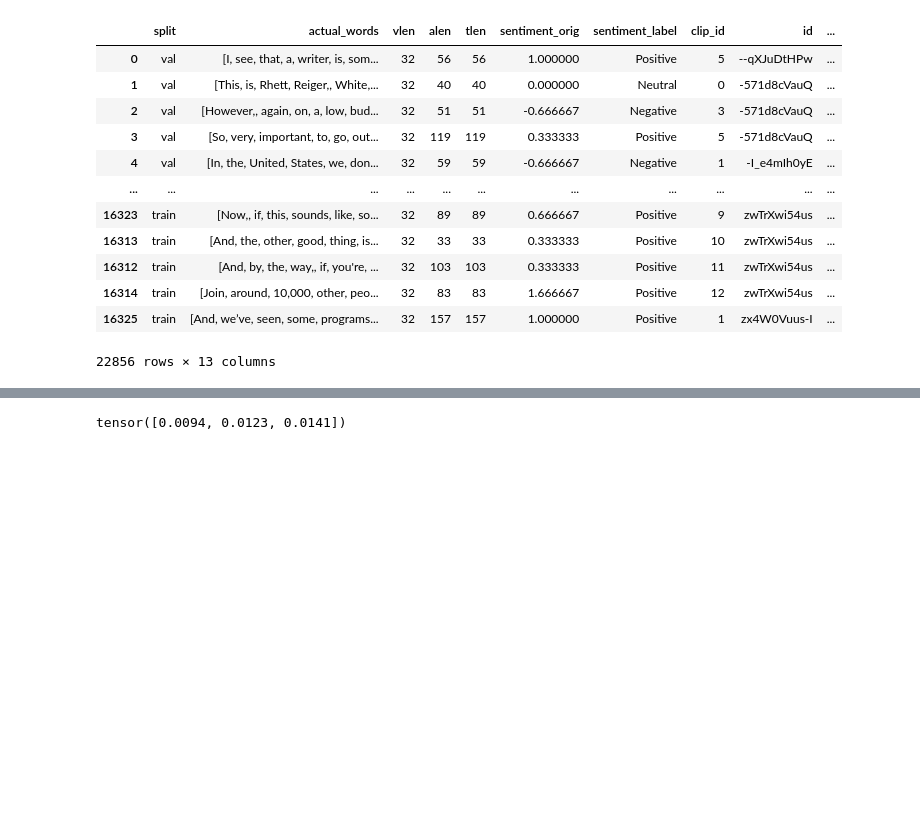
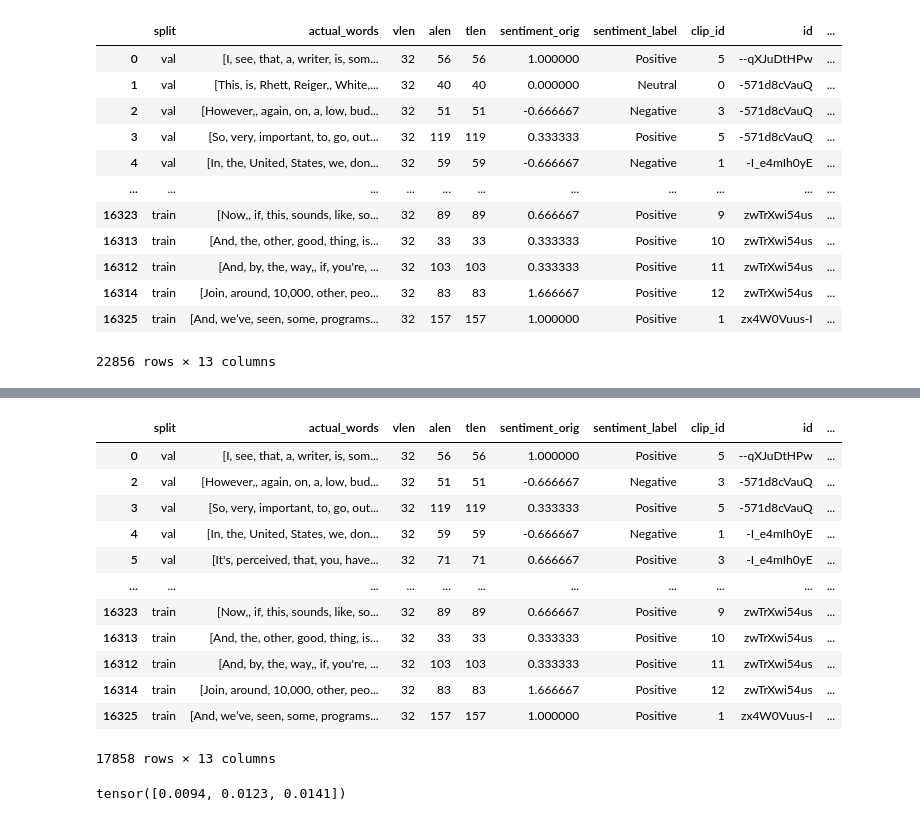
Before and after one commit to P-Sood/Triple-Modality, a Jupyter notebook: check_mosei.ipynb, the cells around one changed output, grey strips where cells are left out. Drawn from its saved outputs; the diff is of its cells as text; code cells hidden in the pictures; blank space fills up the shorter version.

```diff
--- a/check_mosei.ipynb
+++ b/check_mosei.ipynb
@@ -141,3 +141,9 @@ df
 | 16314 | train | [Join, around, 10,000, other, peo... | 32 | 83 | 83 | 1.666667 | Positive | 12 | zwTrXwi54us | ... |
 | 16325 | train | [And, we’ve, seen, some, programs... | 32 | 157 | 157 | 1.000000 | Positive | 1 | zx4W0Vuus-I | ... |
 22856 rows × 13 columns
+# %%
+dc = {
+    'Positive': 1, 'Negative': 0, 'Neutral': 2
+}
+df['sentiment'] = df['sentiment_label'].apply(lambda x: dc[x])
+df
@@ -144,3 +164,19 @@ df
+# %%
+df[df["sentiment_label"] != "Neutral"]
+# %% [output]
+|  | split | actual_words | vlen | alen | tlen | sentiment_orig | sentiment_label | clip_id | id | ... |
+| 0 | val | [I, see, that, a, writer, is, som... | 32 | 56 | 56 | 1.000000 | Positive | 5 | --qXJuDtHPw | ... |
+| 2 | val | [However,, again, on, a, low, bud... | 32 | 51 | 51 | -0.666667 | Negative | 3 | -571d8cVauQ | ... |
+| 3 | val | [So, very, important, to, go, out... | 32 | 119 | 119 | 0.333333 | Positive | 5 | -571d8cVauQ | ... |
+| 4 | val | [In, the, United, States, we, don... | 32 | 59 | 59 | -0.666667 | Negative | 1 | -I_e4mIh0yE | ... |
+| 5 | val | [It's, perceived, that, you, have... | 32 | 71 | 71 | 0.666667 | Positive | 3 | -I_e4mIh0yE | ... |
+| ... | ... | ... | ... | ... | ... | ... | ... | ... | ... | ... |
+| 16323 | train | [Now,, if, this, sounds, like, so... | 32 | 89 | 89 | 0.666667 | Positive | 9 | zwTrXwi54us | ... |
+| 16313 | train | [And, the, other, good, thing, is... | 32 | 33 | 33 | 0.333333 | Positive | 10 | zwTrXwi54us | ... |
+| 16312 | train | [And, by, the, way,, if, you're, ... | 32 | 103 | 103 | 0.333333 | Positive | 11 | zwTrXwi54us | ... |
+| 16314 | train | [Join, around, 10,000, other, peo... | 32 | 83 | 83 | 1.666667 | Positive | 12 | zwTrXwi54us | ... |
+| 16325 | train | [And, we’ve, seen, some, programs... | 32 | 157 | 157 | 1.000000 | Positive | 1 | zx4W0Vuus-I | ... |
+17858 rows × 13 columns
 # %%
 import torch
 weights = torch.sort(
```
Also changed, not shown: parts of 2 cells of this notebook, 1 other file.
